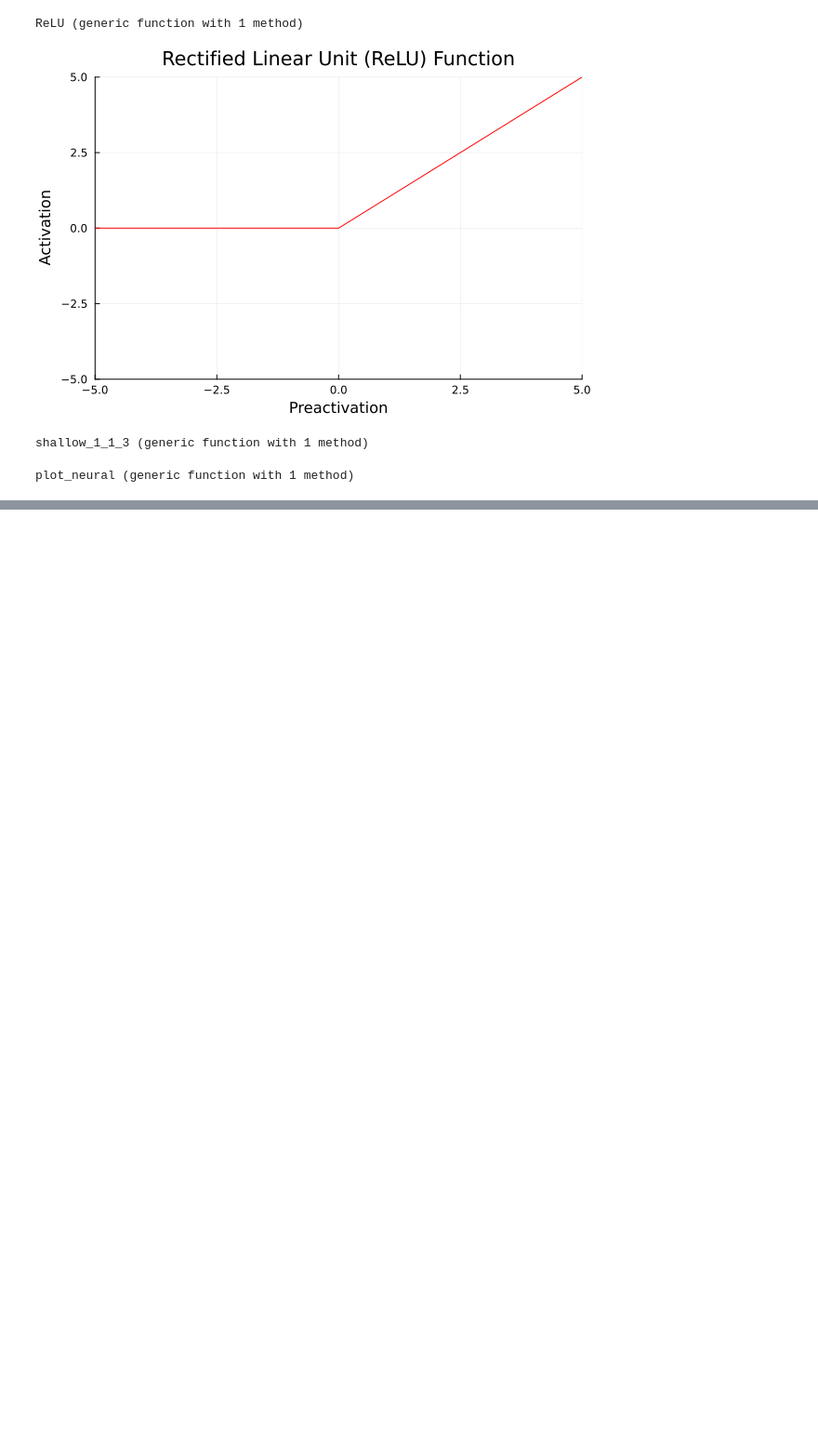
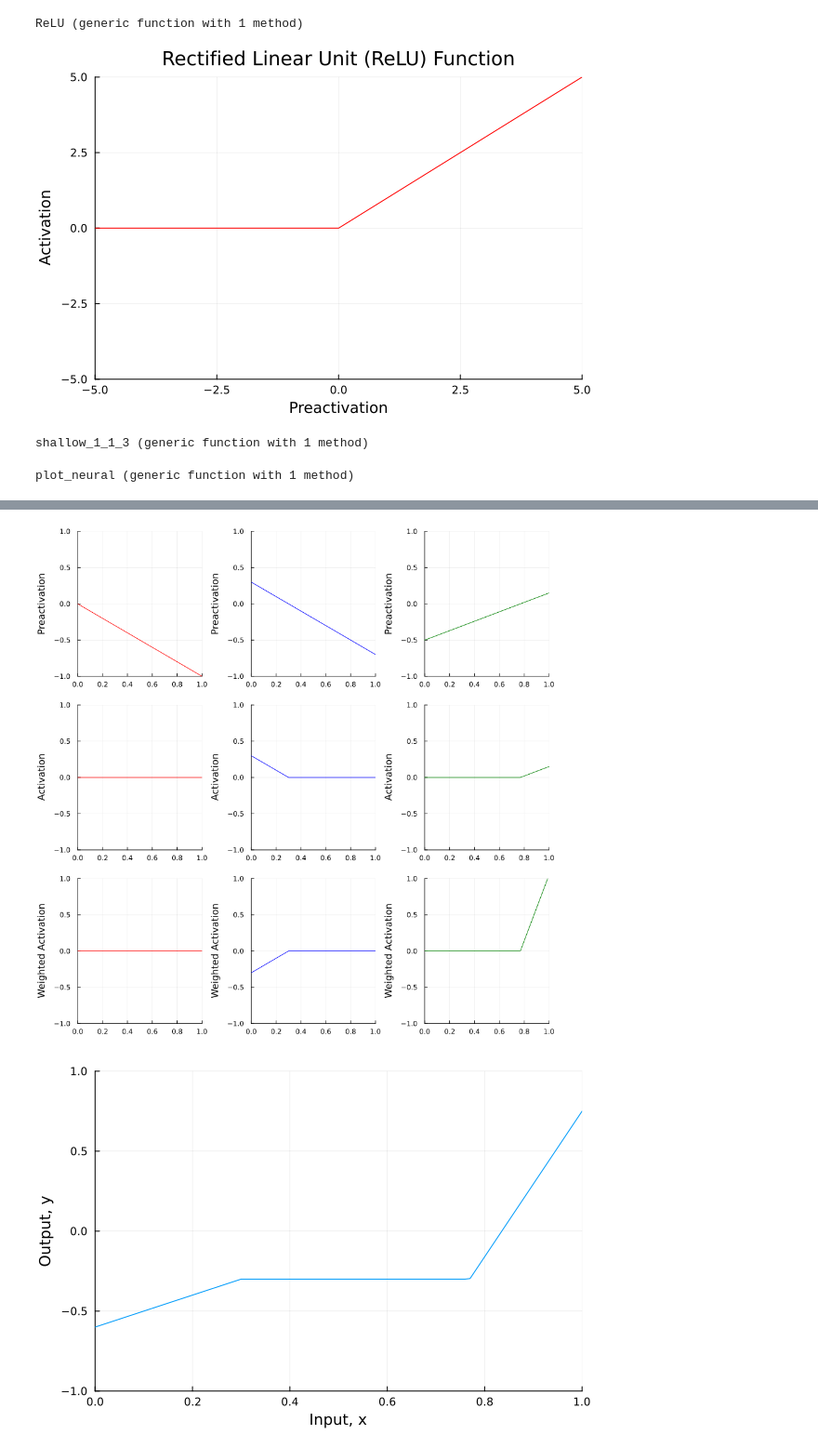
Before and after one commit to mirajcs/udl-julia, a Jupyter notebook: 3_1_Shallow_Networks_I.ipynb, the cells around one changed output, grey strips where cells are left out. Shown at 93% size. Cells and saved outputs as stored; diff of their text form; code cells hidden in the pictures; blank space fills up the shorter version.

```diff
--- a/3_1_Shallow_Networks_I.ipynb
+++ b/3_1_Shallow_Networks_I.ipynb
@@ -116,0 +117,40 @@ Suggestion: check for spelling errors or missing imports.
+# %%
+# TODO
+# 1. Predict what effect changing phi_0 will have on the network.
+
+# 2. Predict what effect multiplying phi_1, phi_2, phi_3 by 0.5 would have. Check if you are correct.
+
+# 3. Predict what effect multiplying phi_1 by -1 will have. Check if you are correct.
+
+# 4. Predict what effect setting theta_20 to -1.2 will have. Check if you are correct.
+
+# 5. Change the parameters so that there are only two "joints" (including outside the range of the plot).
+#    There are actually three ways to do this. See if you can figure them all out.
+
+# 6. With the original parameters, the second line segment is flat (i.e. has slope zero).
+#    How could you change theta_10 so that all of the segments have non-zero slopes?
+
+# 7. What do you predict would happen if you multiply theta_20 and theta_21 by 0.5, and phi_2 by 2.0?
+#    Check if you are correct.
+
+# 8. What do you predict would happen if you multiply theta_20 and theta_21 by -0.5, and phi_2 by -2.0?
+#    Check if you are correct.
+
+
+θ₁₀ = 0.0; θ₁₁ = -1.0
+θ₂₀ = 0.3; θ₂₁ = -1.0
+θ₃₀ = -0.5; θ₃₁ = 0.65
+ϕ₀ = -0.3; ϕ₁ = 2.0; ϕ₂ = -1.0; ϕ₃ = 7.0
+
+# Define a range input values
+x = collect(0:0.01:1)
+
+# run the neural network for each of these input values
+output, pre_1, pre_2, pre_3, act_1, act_2, act_3, w_act_1, w_act_2, w_act_3 =
+    shallow_1_1_3(x, ReLU, ϕ₀, ϕ₁, ϕ₂, ϕ₃, θ₁₀, θ₁₁, θ₂₀, θ₂₁, θ₃₀, θ₃₁)
+
+# Then plot it
+plot_neural(x, output, pre_1, pre_2, pre_3, act_1, act_2, act_3, w_act_1, w_act_2, w_act_3, plot_all=true)
+# %% [output]
+[figure, added]
+[figure, added]
```
Also changed, not shown: parts of 1 cell of this notebook.
